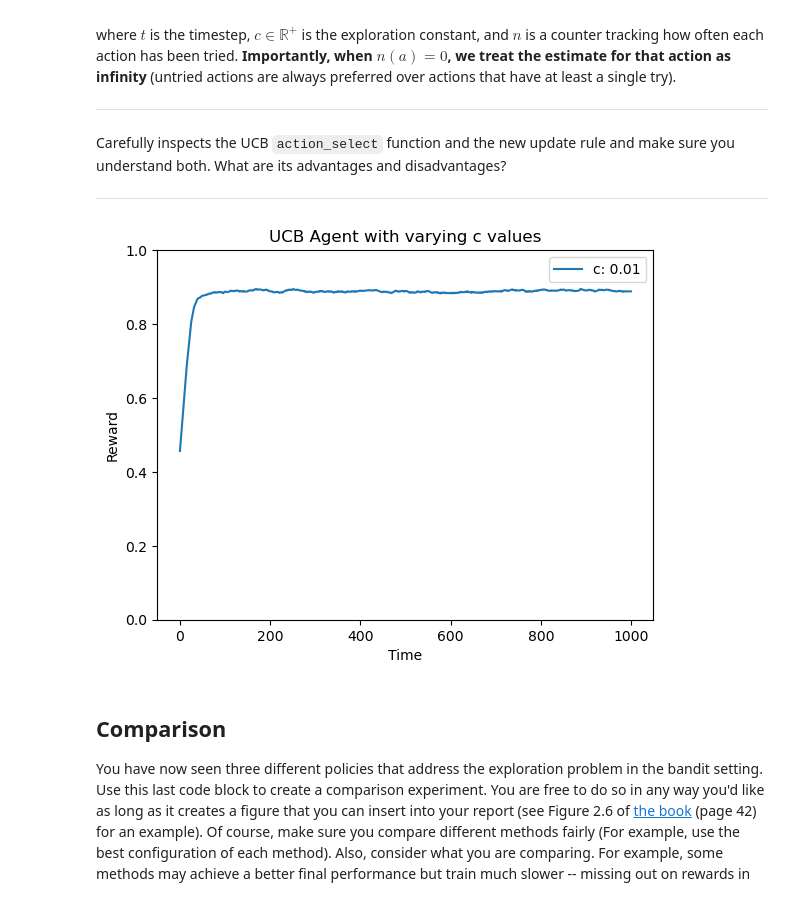
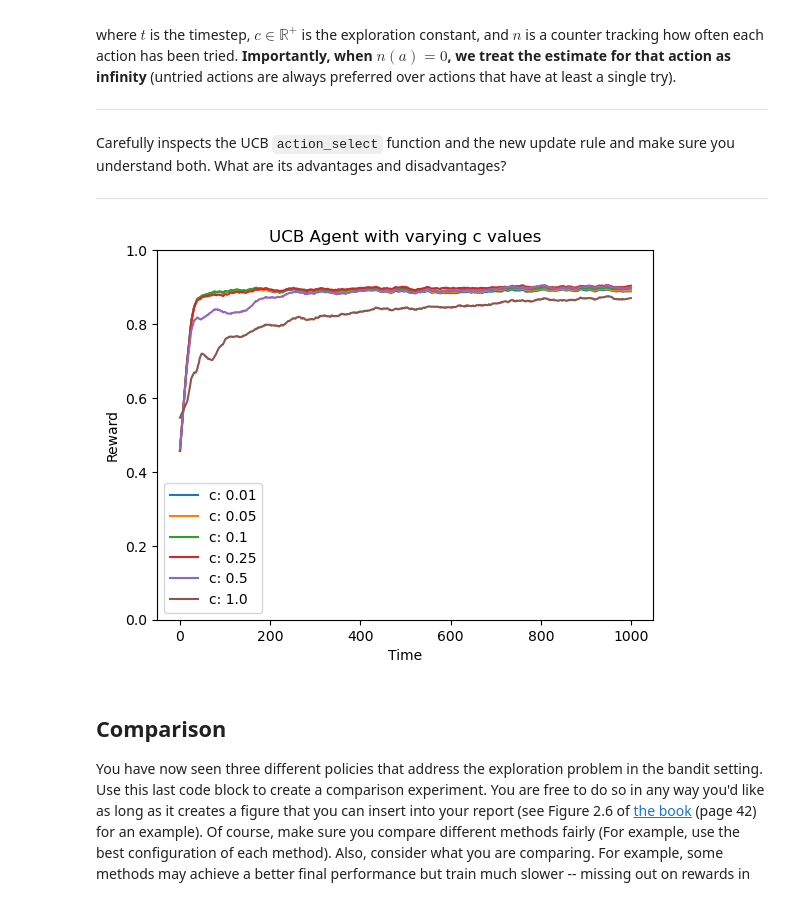
Before and after one commit to joonhaim/intro-to-reinforcement-learning, a Jupyter notebook: Group_4_RL_Bachelor_Assignment_1A.ipynb, the cells around one changed output. Drawn from its saved outputs; the diff is of its cells as text; code cells hidden in the pictures.

```diff
--- a/Group_4_RL_Bachelor_Assignment_1A.ipynb
+++ b/Group_4_RL_Bachelor_Assignment_1A.ipynb
@@ -494,35 +494,35 @@ class UCBAgent(Agent):
 
     def select_action(self, t):
         """ Select an action """
 
         action_results = []
         for index in range(self.n_actions):
           if self.n[index] != 0:
             action_results.append(self.Q[index] + self.c * np.sqrt(np.log(t) / self.n[index]))
           else:
             action_results.append(np.inf)
 
         action = np.argmax(action_results)
         self.n[action] += 1
         return action
 
     def update_Q(self, action, observed_reward):
         """ After performing actions, update our current knowledge """
 
         self.Q[action] = self.Q[action] + 1 / self.n[action] * (observed_reward - self.Q[action])
 
-c_list = [0.01]
+c_list = [0.01, 0.05, 0.1, 0.25, 0.5, 1.0]
 
 plot = LearningCurvePlot("UCB Agent with varying c values")
 for c in c_list:
     experiment(
         plot,
         agent_class=UCBAgent,
         label=f"c: {c}",
         c=c,
     )
 # %% [output]
-[figure, old version]
+[figure, new version]
 # %% [markdown]
 ## Comparison
 
```
Also changed, not shown: parts of 1 cell of this notebook.
